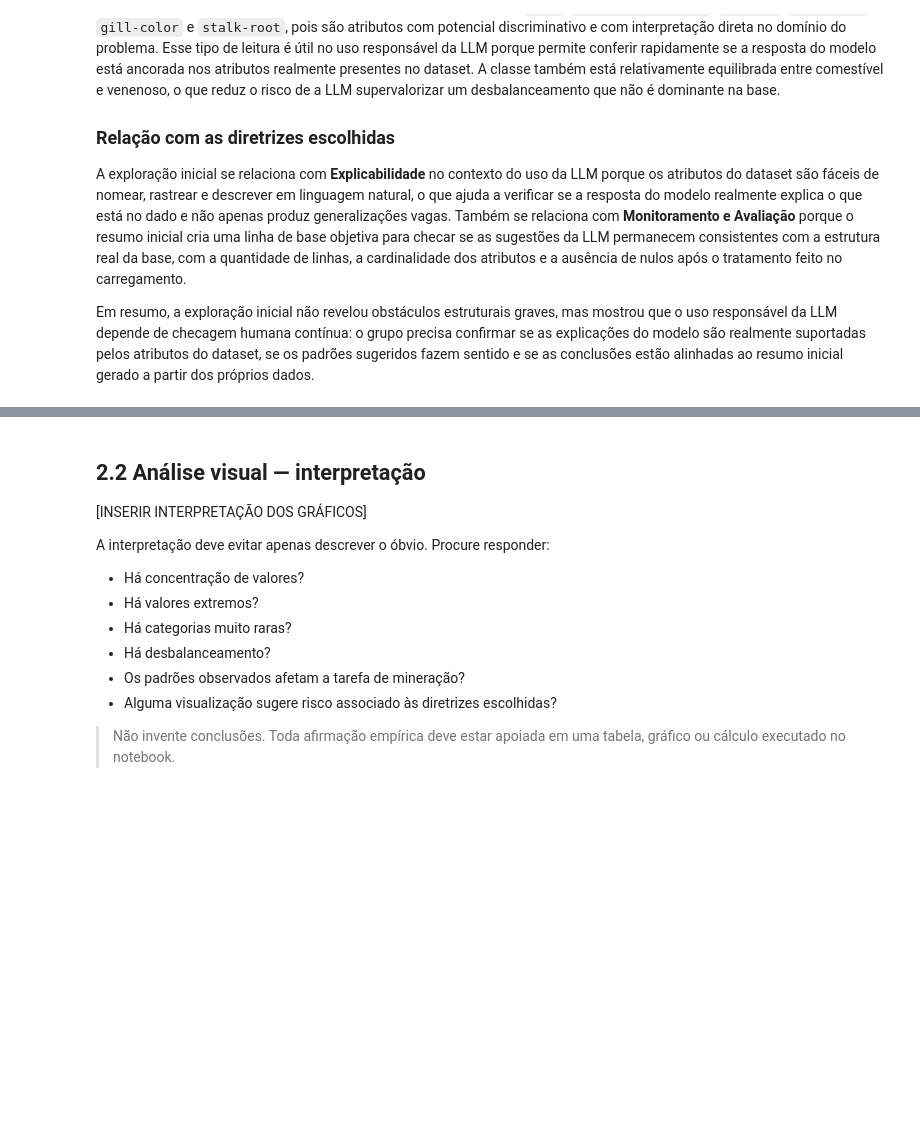
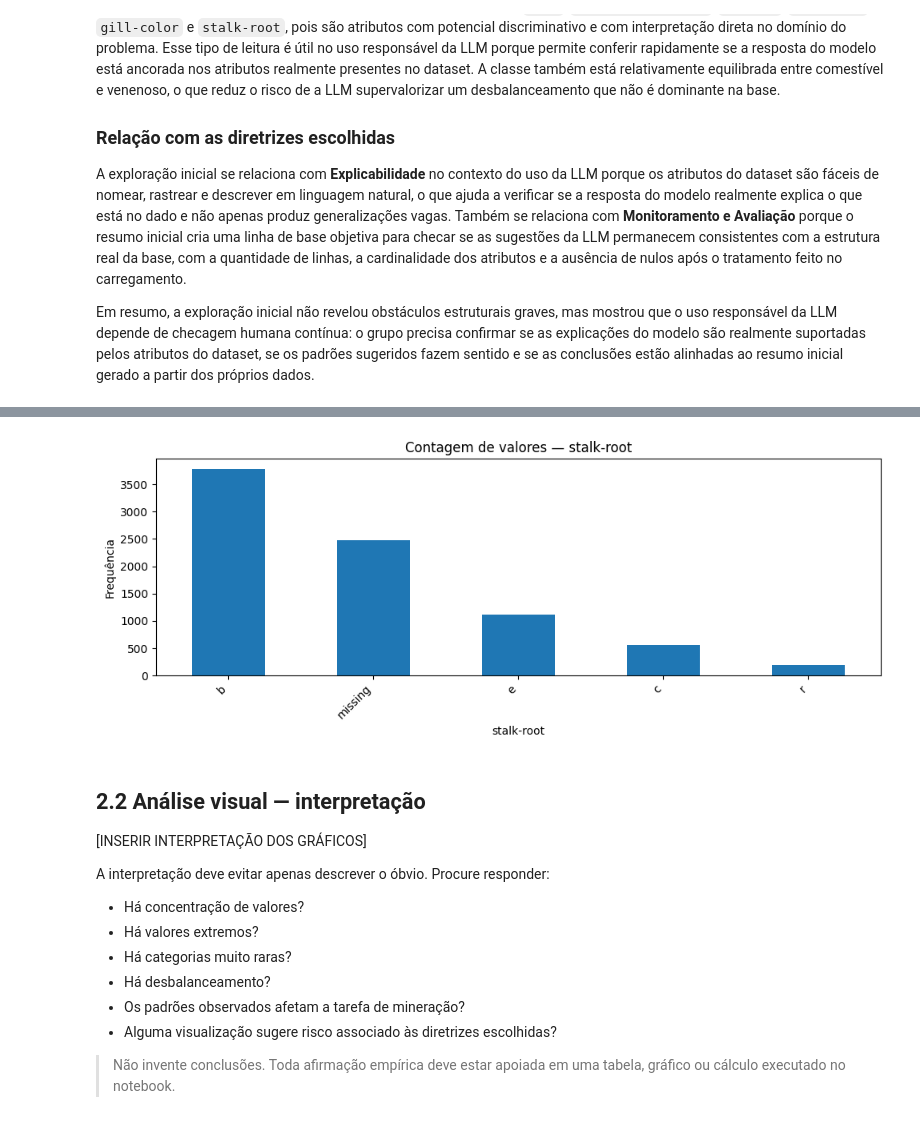
Before and after one commit to DaviOSad/Online-Players-Behavior-Segmentation, a Jupyter notebook: TP1_Fase2_Grupo11.ipynb, the cells around one changed output, grey strips where cells are left out. Drawn from its saved outputs; the diff is of its cells as text; code cells hidden in the pictures; blank space fills up the shorter version.

```diff
--- a/TP1_Fase2_Grupo11.ipynb
+++ b/TP1_Fase2_Grupo11.ipynb
@@ -621,3 +621,7 @@ Não há pelo menos duas variáveis numéricas para calcular correlação.
+# %%
+plot_contagem_categorica(df, "stalk-root")
+# %% [output]
+[figure, added]
 # %% [markdown]
 ## 2.2 Análise visual — interpretação
 
```
Also changed, not shown: parts of 6 cells of this notebook.
